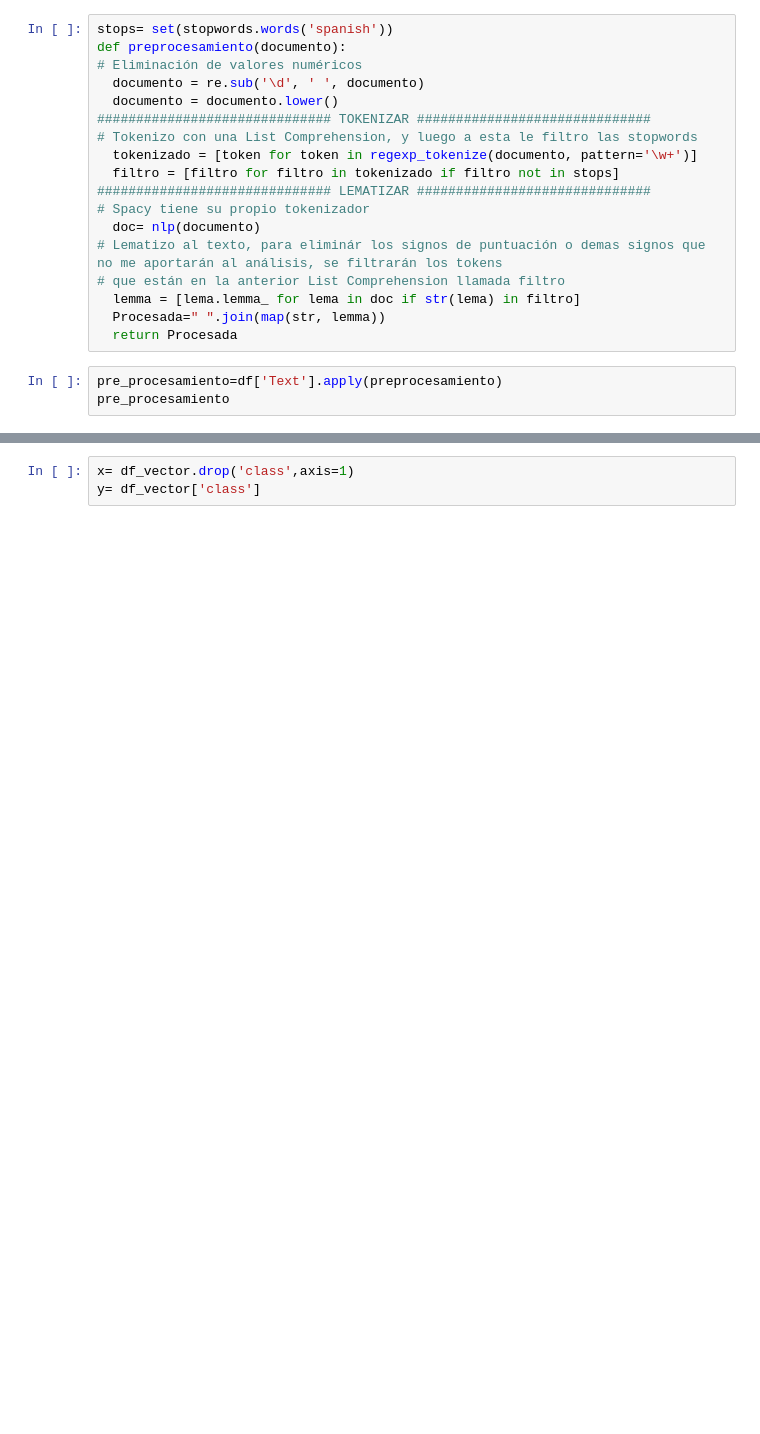
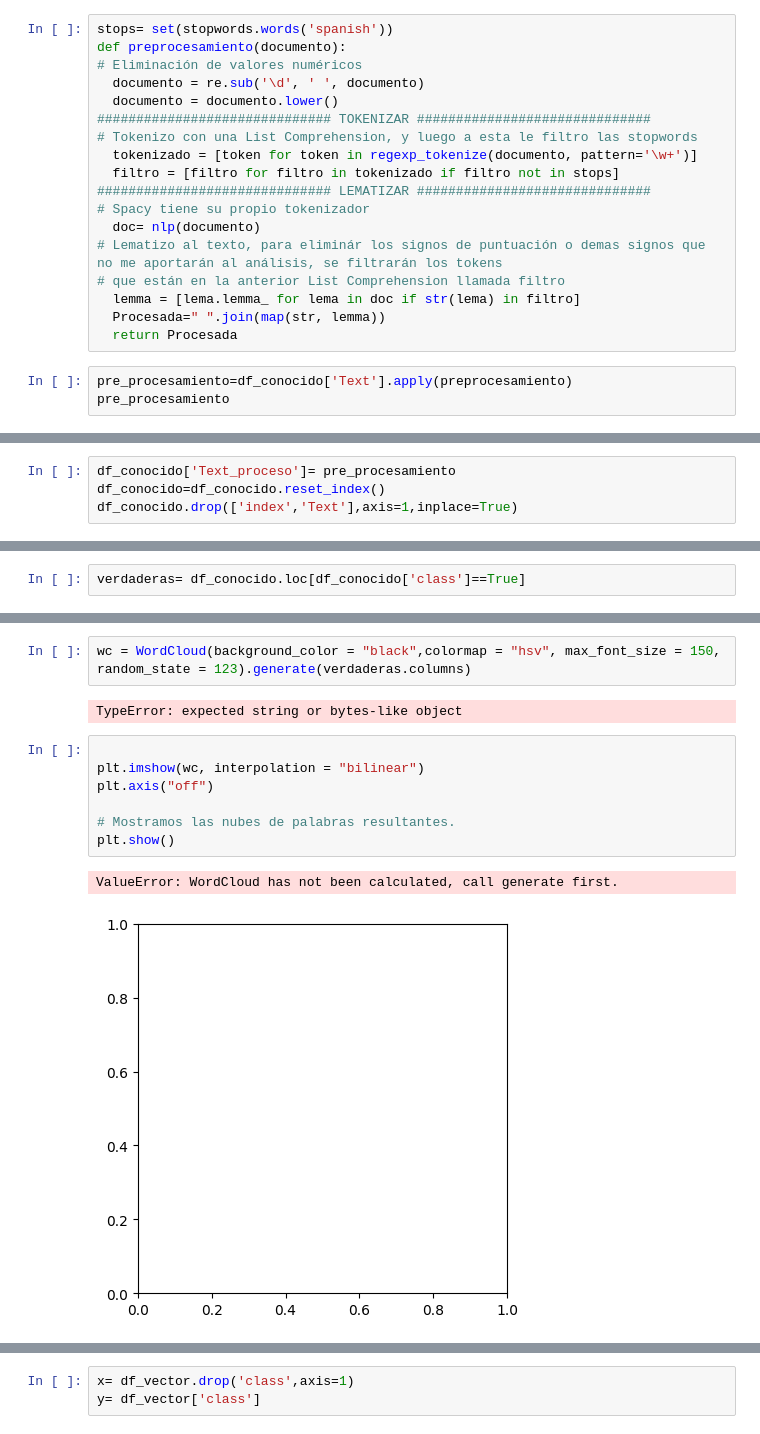
Before and after one commit to LautaroSantos8/IES21, a Jupyter notebook: 4to cuatrimestre/PLN/TP_IEFI.ipynb, the cells around one changed output, grey strips where cells are left out. Cells and saved outputs as stored; diff of their text form; blank space fills up the shorter version.

```diff
--- a/4to cuatrimestre/PLN/TP_IEFI.ipynb
+++ b/4to cuatrimestre/PLN/TP_IEFI.ipynb
@@ -98,6 +80,6 @@ def preprocesamiento(documento):
   Procesada=" ".join(map(str, lemma))
   return Procesada
 # %%
-pre_procesamiento=df['Text'].apply(preprocesamiento)
+pre_procesamiento=df_conocido['Text'].apply(preprocesamiento)
 pre_procesamiento
 # %% [output]
@@ -149,0 +98,4 @@ len(lista)
+# %%
+df_conocido['Text_proceso']= pre_procesamiento
+df_conocido=df_conocido.reset_index()
+df_conocido.drop(['index','Text'],axis=1,inplace=True)
@@ -190,0 +159,2 @@ df_vector=shuffle(df_vector, random_state=123)
+# %%
+verdaderas= df_conocido.loc[df_conocido['class']==True]
@@ -190,0 +175,14 @@ df_vector=shuffle(df_vector, random_state=123)
+# %%
+wc = WordCloud(background_color = "black",colormap = "hsv", max_font_size = 150, random_state = 123).generate(verdaderas.columns)
+# %% [output]
+TypeError: expected string or bytes-like object
+# %%
+
+plt.imshow(wc, interpolation = "bilinear")
+plt.axis("off")
+
+# Mostramos las nubes de palabras resultantes.
+plt.show()
+# %% [output]
+ValueError: WordCloud has not been calculated, call generate first.
+[figure, added]
```
Also changed, not shown: parts of 32 cells of this notebook, 2 other files.
